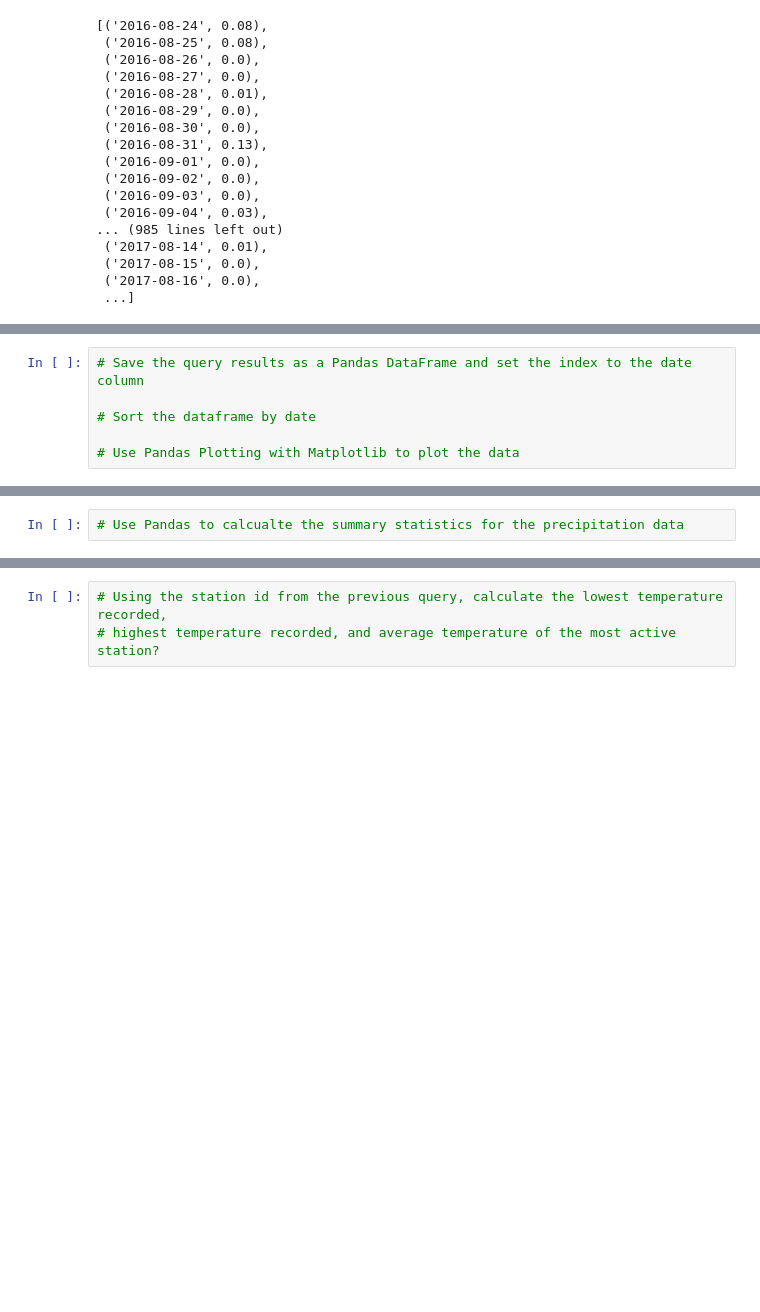
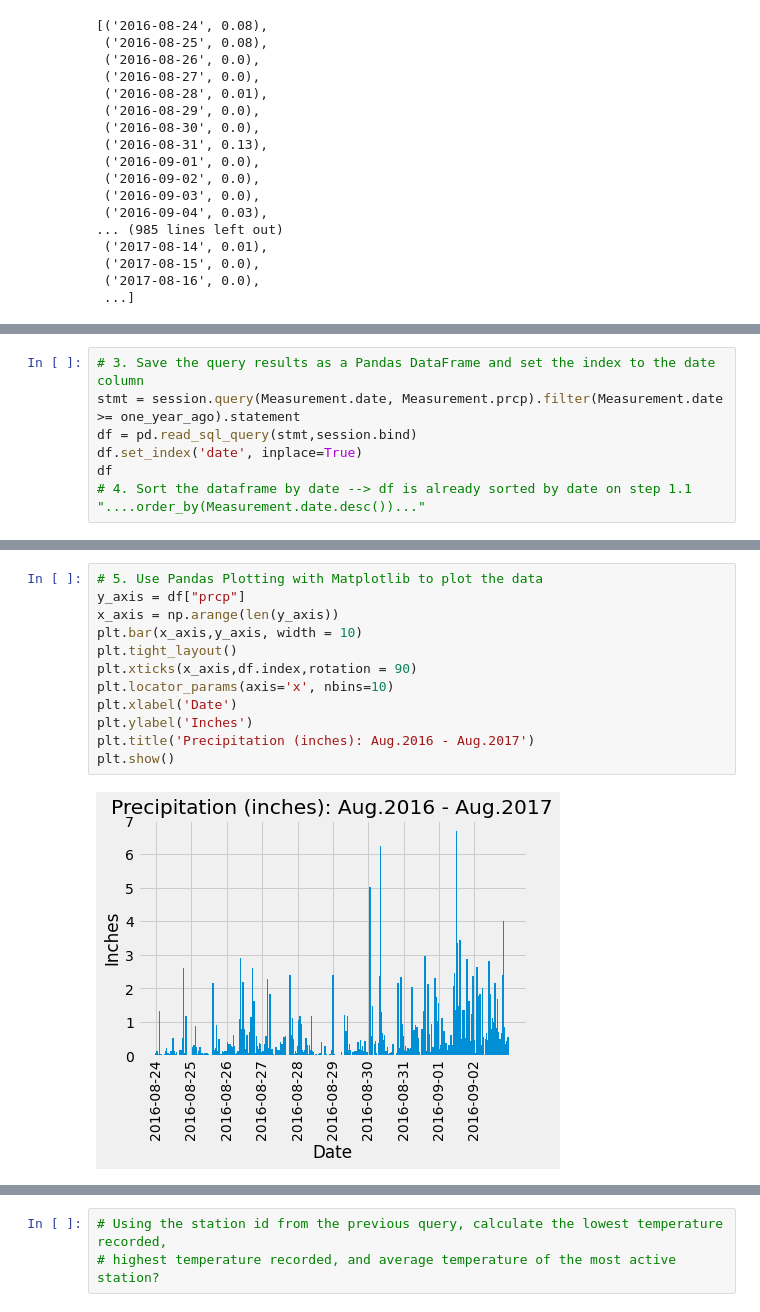
Before and after one commit to JorgeArV/SQLAlchemy_Flask_App_Climate_Analysis, a Jupyter notebook: climate_starter.ipynb, the cells around one changed output, grey strips where cells are left out. Drawn from its saved outputs; the diff is of its cells as text; blank space fills up the shorter version.

```diff
--- a/climate_starter.ipynb
+++ b/climate_starter.ipynb
@@ -93,6 +90,7 @@ AttributeError: 'list' object has no attribute 'statement'
 # %%
-# Save the query results as a Pandas DataFrame and set the index to the date column
-
-# Sort the dataframe by date
-
-# Use Pandas Plotting with Matplotlib to plot the data
+# 3. Save the query results as a Pandas DataFrame and set the index to the date column
+stmt = session.query(Measurement.date, Measurement.prcp).filter(Measurement.date >= one_year_ago).statement
+df = pd.read_sql_query(stmt,session.bind)
+df.set_index('date', inplace=True)
+df
+# 4. Sort the dataframe by date --> df is already sorted by date on step 1.1 "....order_by(Measurement.date.desc())..."
@@ -99,2 +112,14 @@ AttributeError: 'list' object has no attribute 'statement'
-# %%
-# Use Pandas to calcualte the summary statistics for the precipitation data
+# %%
+# 5. Use Pandas Plotting with Matplotlib to plot the data
+y_axis = df["prcp"]
+x_axis = np.arange(len(y_axis))
+plt.bar(x_axis,y_axis, width = 10)
+plt.tight_layout()
+plt.xticks(x_axis,df.index,rotation = 90)
+plt.locator_params(axis='x', nbins=10)
+plt.xlabel('Date')
+plt.ylabel('Inches')
+plt.title('Precipitation (inches): Aug.2016 - Aug.2017')
+plt.show()
+# %% [output]
+[figure, added]
```
Also changed, not shown: parts of 17 cells of this notebook.
